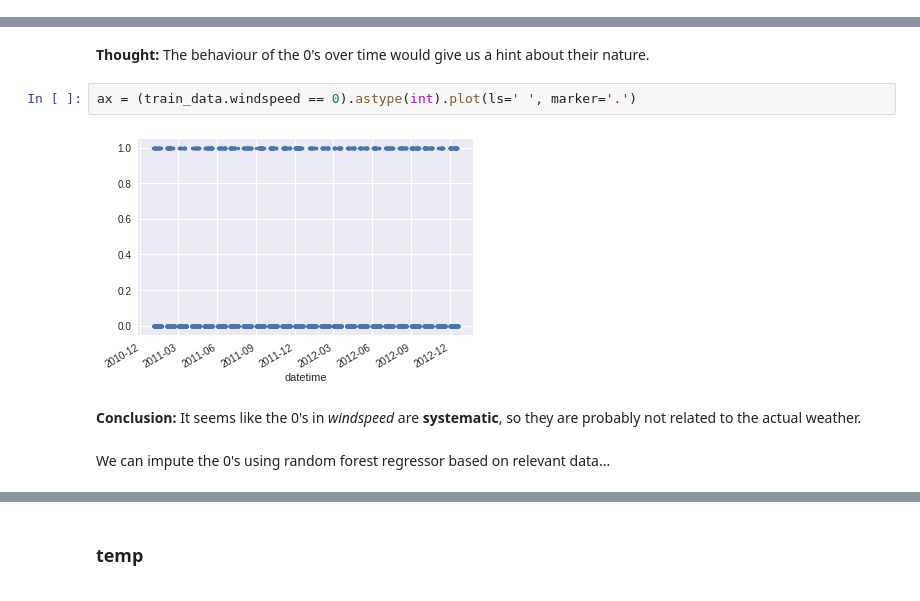
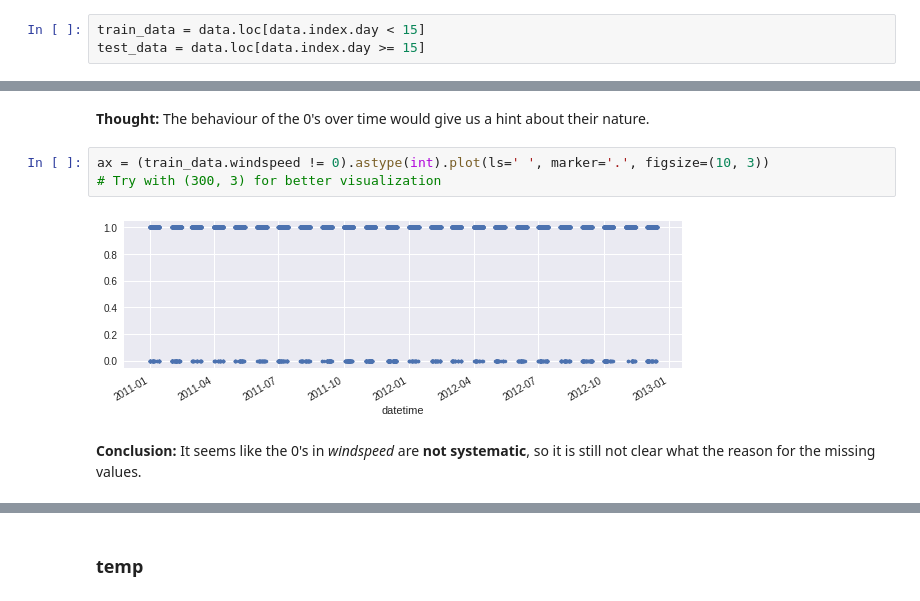
Before and after one commit to amitrappel/kaggle-bike-sharing-demand, a Jupyter notebook: Bike sharing - project walk-through.ipynb, the cells around one changed output, grey strips where cells are left out. Cells and saved outputs as stored; diff of their text form.

```diff
--- a/Bike sharing - project walk-through.ipynb
+++ b/Bike sharing - project walk-through.ipynb
@@ -54,3 +56,6 @@ train_data, test_data = \
+# %%
+train_data = data.loc[data.index.day < 15]
+test_data = data.loc[data.index.day >= 15]
 # %% [markdown]
 ## First impression
 # %%
@@ -190,10 +201,9 @@ There are 2 reasonable reasons for the (obviously problematic) 0's:
 # %% [markdown]
 **Thought:** The behaviour of the 0's over time would give us a hint about their nature.
 # %%
-ax = (train_data.windspeed == 0).astype(int).plot(ls=' ', marker='.')
+ax = (train_data.windspeed != 0).astype(int).plot(ls=' ', marker='.', figsize=(10, 3))
+# Try with (300, 3) for better visualization
 # %% [output]
-[figure, old version]
+[figure, new version]
 # %% [markdown]
-**Conclusion:** It seems like the 0's in *windspeed* are **systematic**, so they are probably not related to the actual weather.
+**Conclusion:** It seems like the 0's in *windspeed* are **not systematic**, so it is still not clear what the reason for the missing values.
-# %% [markdown]
-We can impute the 0's using random forest regressor based on relevant data...
```
Also changed, not shown: parts of 97 cells of this notebook.
